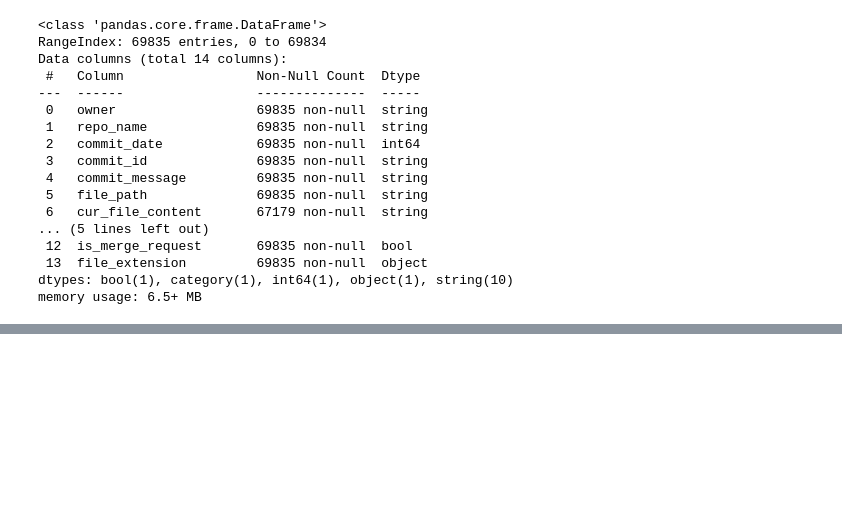
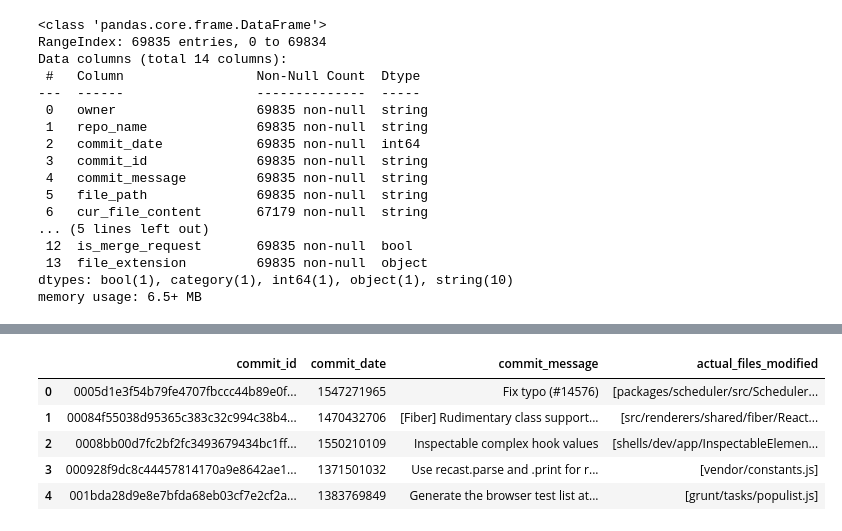
Before and after one commit to Siddharth-Gandhi/ds, a Jupyter notebook: notebooks/rerank.ipynb, the cells around one changed output, grey strips where cells are left out. Saved outputs shown, nothing was run; the diff lists cells and outputs as text; code cells hidden in the pictures; blank space fills up the shorter version.

```diff
--- a/notebooks/rerank.ipynb
+++ b/notebooks/rerank.ipynb
@@ -489,0 +514,16 @@ memory usage: 6.5+ MB
+# %%
+# Step 1: Filter necessary columns
+filtered_df = df[['commit_date', 'commit_message', 'commit_id', 'file_path']]
+# %%
+# Step 2: Group by commit_id
+grouped_df = filtered_df.groupby(['commit_id', 'commit_date', 'commit_message'])['file_path'].apply(list).reset_index()
+grouped_df.rename(columns={'file_path': 'actual_files_modified'}, inplace=True)
+# %%
+grouped_df.head(5)
+# %% [output]
+|  | commit_id | commit_date | commit_message | actual_files_modified |
+| 0 | 0005d1e3f54b79fe4707fbccc44b89e0f... | 1547271965 | Fix typo (#14576) | [packages/scheduler/src/Scheduler... |
+| 1 | 00084f55038d95365c383c32c994c38b4... | 1470432706 | [Fiber] Rudimentary class support... | [src/renderers/shared/fiber/React... |
+| 2 | 0008bb00d7fc2bf2fc3493679434bc1ff... | 1550210109 | Inspectable complex hook values | [shells/dev/app/InspectableElemen... |
+| 3 | 000928f9dc8c44457814170a9e8642ae1... | 1371501032 | Use recast.parse and .print for r... | [vendor/constants.js] |
+| 4 | 001bda28d9e8e7bfda68eb03cf7e2cf2a... | 1383769849 | Generate the browser test list at... | [grunt/tasks/populist.js] |
```
Also changed, not shown: parts of 26 cells of this notebook.
